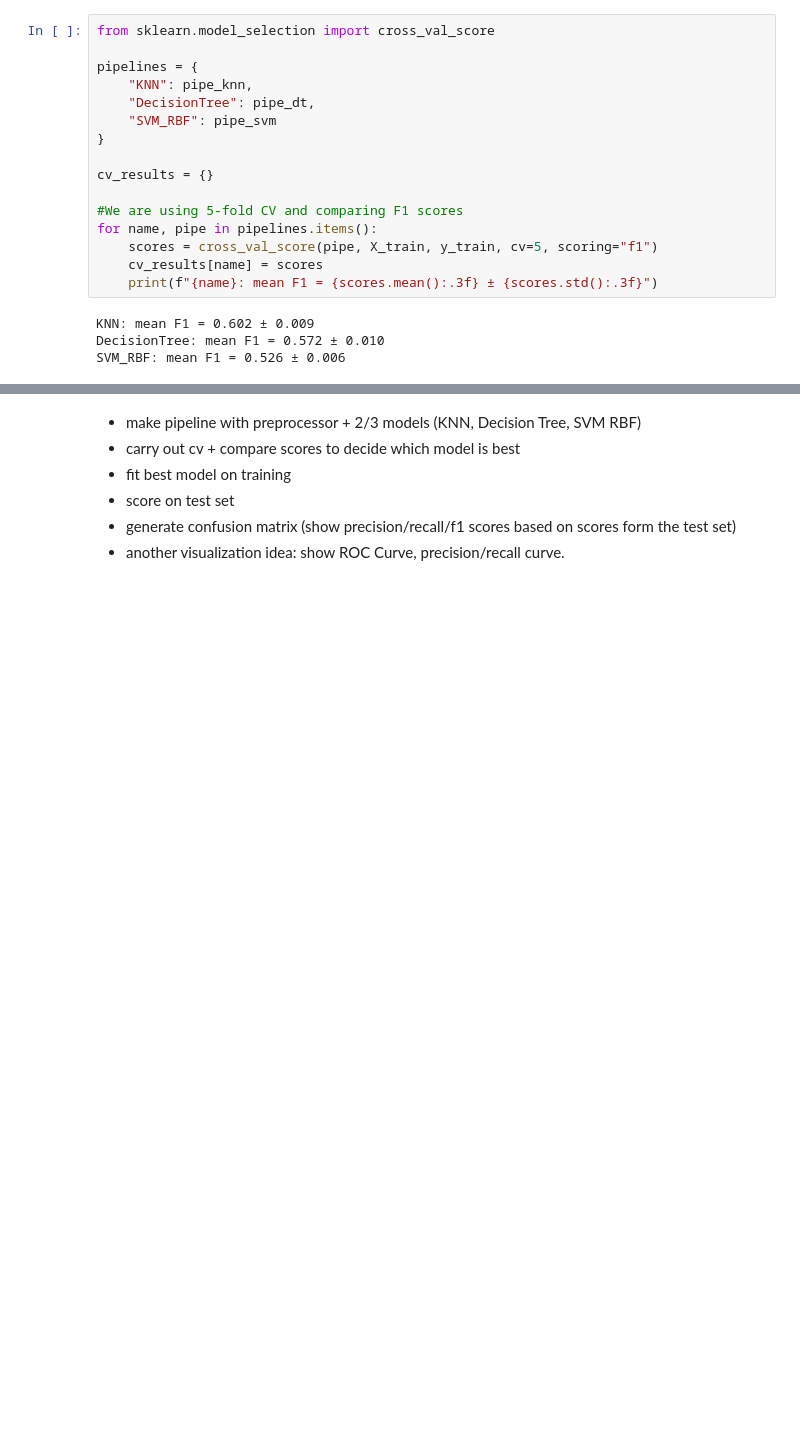
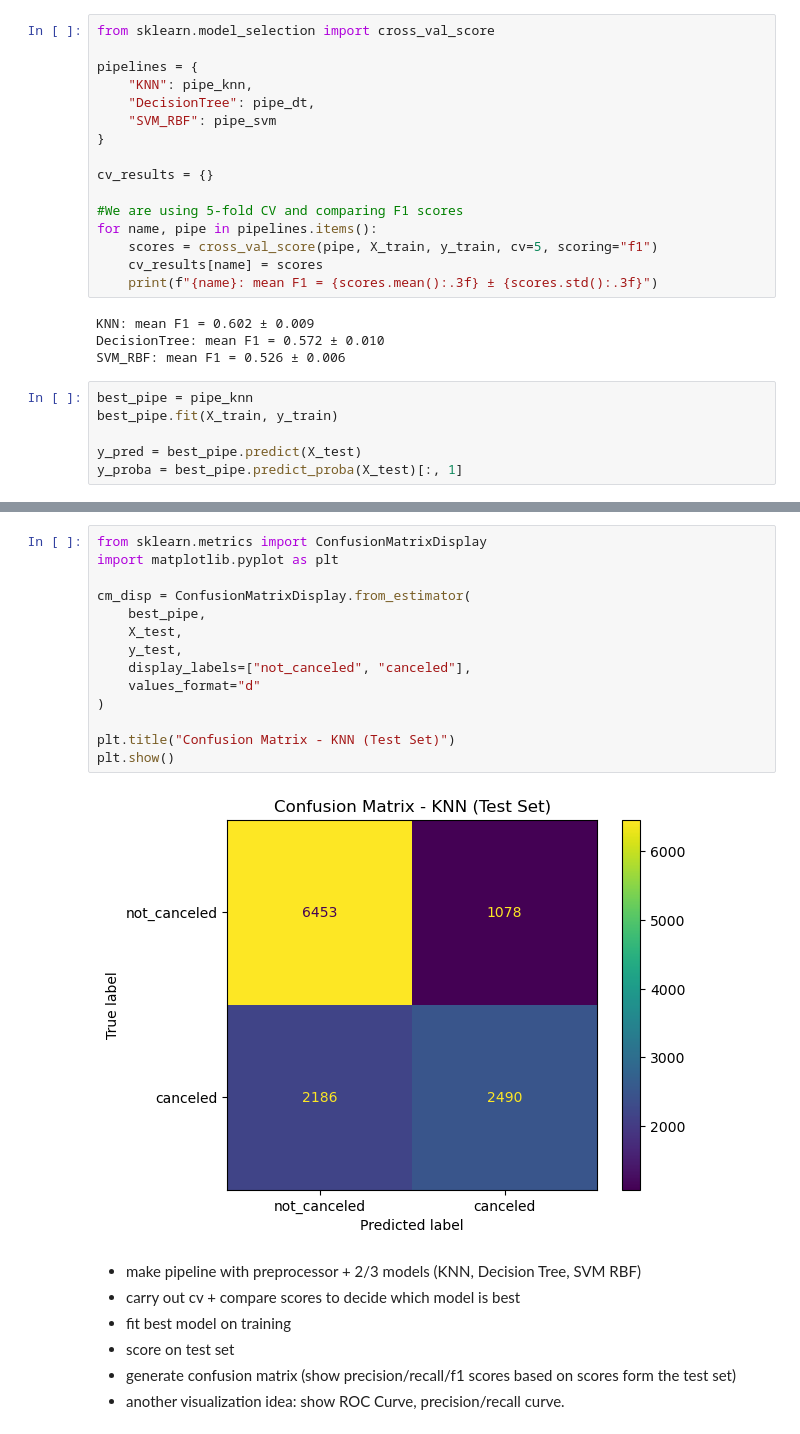
Before and after one commit to ahass9/DSCI-522-Group-Project, a Jupyter notebook: analysis.ipynb, the cells around one changed output, grey strips where cells are left out. Saved outputs shown, nothing was run; the diff lists cells and outputs as text; blank space fills up the shorter version.

Commit message:
Completed Confusion Matrix

```diff
--- a/analysis.ipynb
+++ b/analysis.ipynb
@@ -361,3 +361,9 @@ for name, pipe in pipelines.items():
 KNN: mean F1 = 0.602 ± 0.009
 DecisionTree: mean F1 = 0.572 ± 0.010
 SVM_RBF: mean F1 = 0.526 ± 0.006
+# %%
+best_pipe = pipe_knn
+best_pipe.fit(X_train, y_train)
+
+y_pred = best_pipe.predict(X_test)
+y_proba = best_pipe.predict_proba(X_test)[:, 1]
@@ -364,3 +389,19 @@ SVM_RBF: mean F1 = 0.526 ± 0.006
+# %%
+from sklearn.metrics import ConfusionMatrixDisplay
+import matplotlib.pyplot as plt
+
+cm_disp = ConfusionMatrixDisplay.from_estimator(
+    best_pipe,
+    X_test,
+    y_test,
+    display_labels=["not_canceled", "canceled"],
+    values_format="d"
+)
+
+plt.title("Confusion Matrix - KNN (Test Set)")
+plt.show()
+# %% [output]
+[figure, added]
 # %% [markdown]
 - make pipeline with preprocessor + 2/3 models (KNN, Decision Tree, SVM RBF)
 - carry out cv + compare scores to decide which model is best
```
Also changed, not shown: parts of 1 cell of this notebook.
